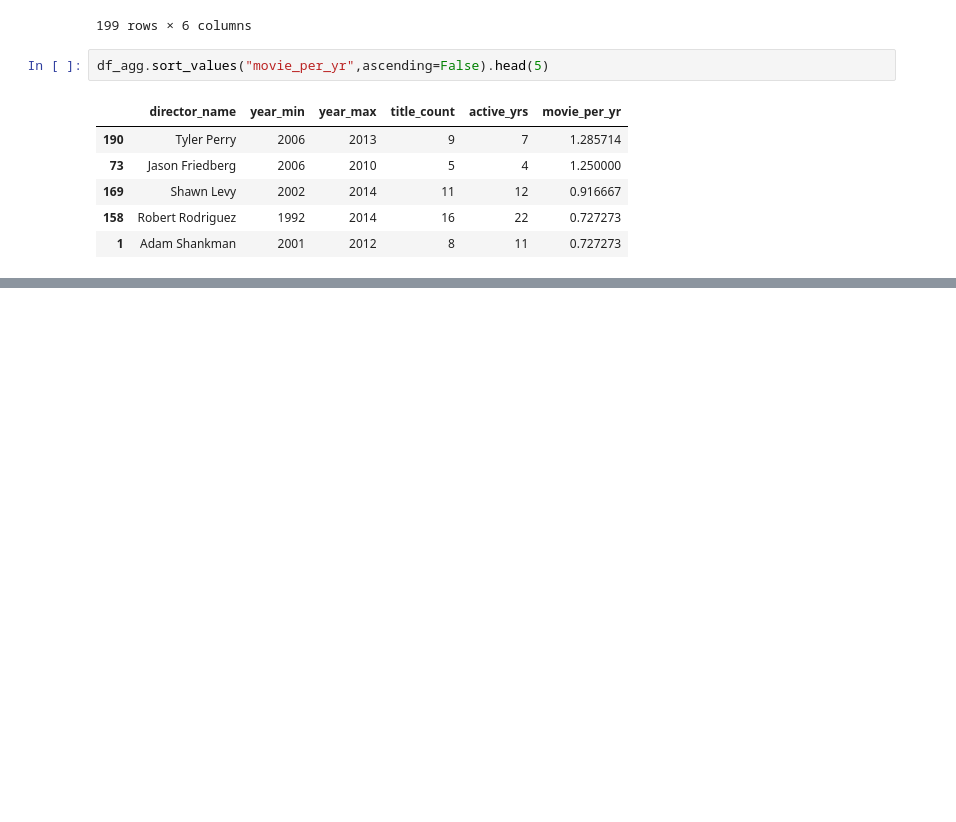
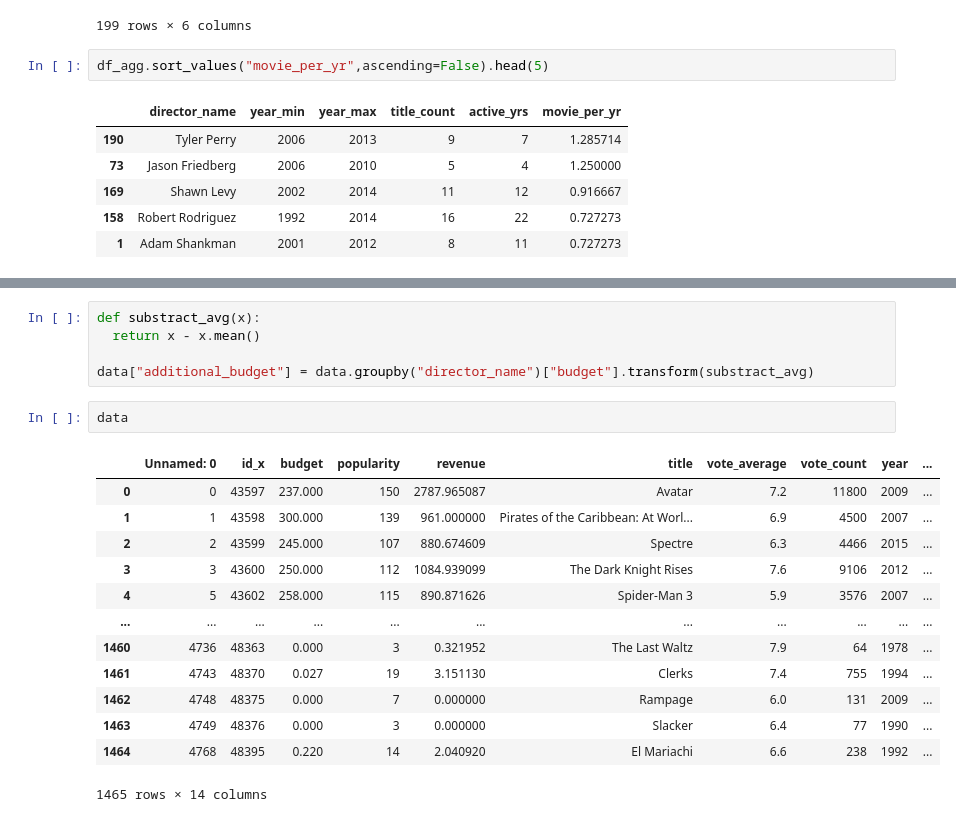
Before and after one commit to Anurag07-07/DSML-, a Jupyter notebook: day20.ipynb, the cells around one changed output, grey strips where cells are left out. Drawn from its saved outputs; the diff is of its cells as text; blank space fills up the shorter version.

```diff
--- a/day20.ipynb
+++ b/day20.ipynb
@@ -708,0 +798,21 @@ df_agg.sort_values("movie_per_yr",ascending=False).head(5)
+# %%
+def substract_avg(x):
+  return x - x.mean()
+
+data["additional_budget"] = data.groupby("director_name")["budget"].transform(substract_avg)
+# %%
+data
+# %% [output]
+|  | Unnamed: 0 | id_x | budget | popularity | revenue | title | vote_average | vote_count | year | ... |
+| 0 | 0 | 43597 | 237.000 | 150 | 2787.965087 | Avatar | 7.2 | 11800 | 2009 | ... |
+| 1 | 1 | 43598 | 300.000 | 139 | 961.000000 | Pirates of the Caribbean: At Worl... | 6.9 | 4500 | 2007 | ... |
+| 2 | 2 | 43599 | 245.000 | 107 | 880.674609 | Spectre | 6.3 | 4466 | 2015 | ... |
+| 3 | 3 | 43600 | 250.000 | 112 | 1084.939099 | The Dark Knight Rises | 7.6 | 9106 | 2012 | ... |
+| 4 | 5 | 43602 | 258.000 | 115 | 890.871626 | Spider-Man 3 | 5.9 | 3576 | 2007 | ... |
+| ... | ... | ... | ... | ... | ... | ... | ... | ... | ... | ... |
+| 1460 | 4736 | 48363 | 0.000 | 3 | 0.321952 | The Last Waltz | 7.9 | 64 | 1978 | ... |
+| 1461 | 4743 | 48370 | 0.027 | 19 | 3.151130 | Clerks | 7.4 | 755 | 1994 | ... |
+| 1462 | 4748 | 48375 | 0.000 | 7 | 0.000000 | Rampage | 6.0 | 131 | 2009 | ... |
+| 1463 | 4749 | 48376 | 0.000 | 3 | 0.000000 | Slacker | 6.4 | 77 | 1990 | ... |
+| 1464 | 4768 | 48395 | 0.220 | 14 | 2.040920 | El Mariachi | 6.6 | 238 | 1992 | ... |
+1465 rows × 14 columns
```
Also changed, not shown: parts of 19 cells of this notebook, 6 other files.
